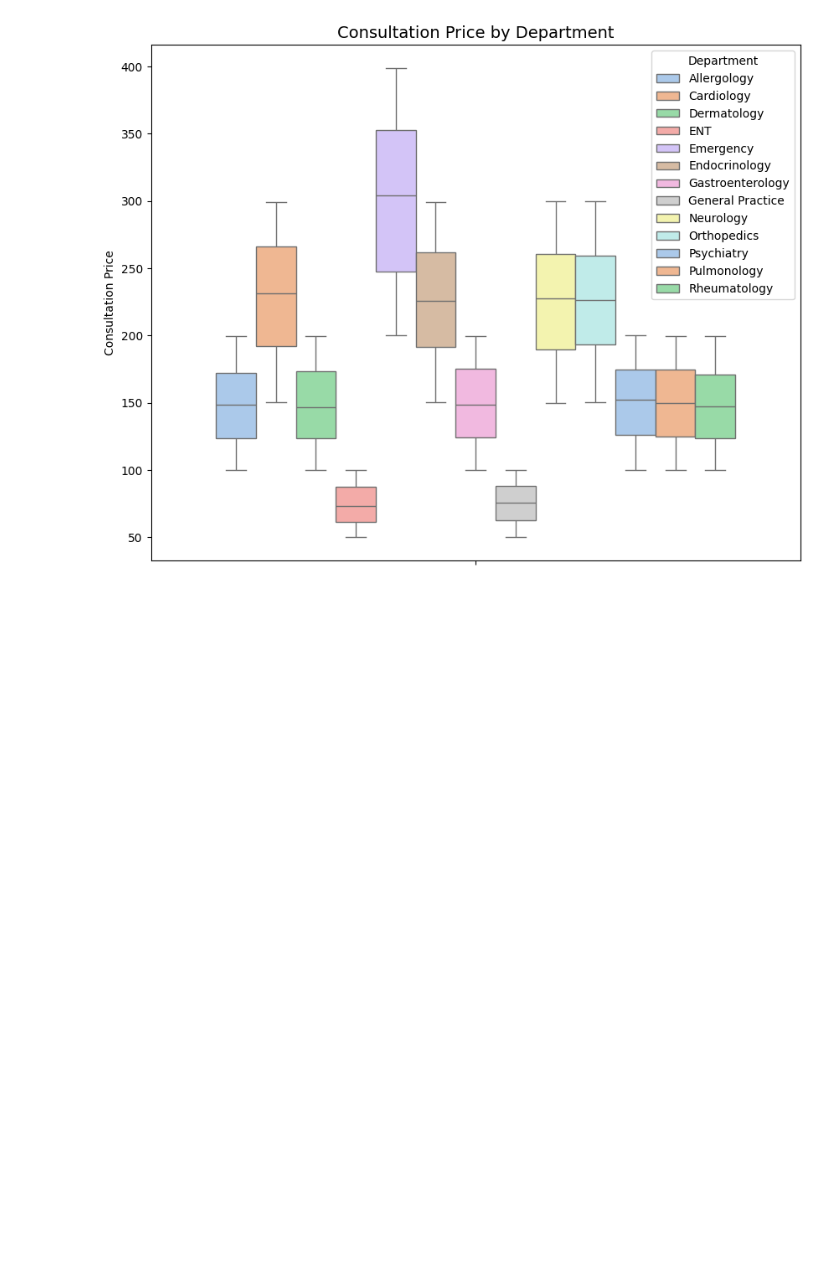
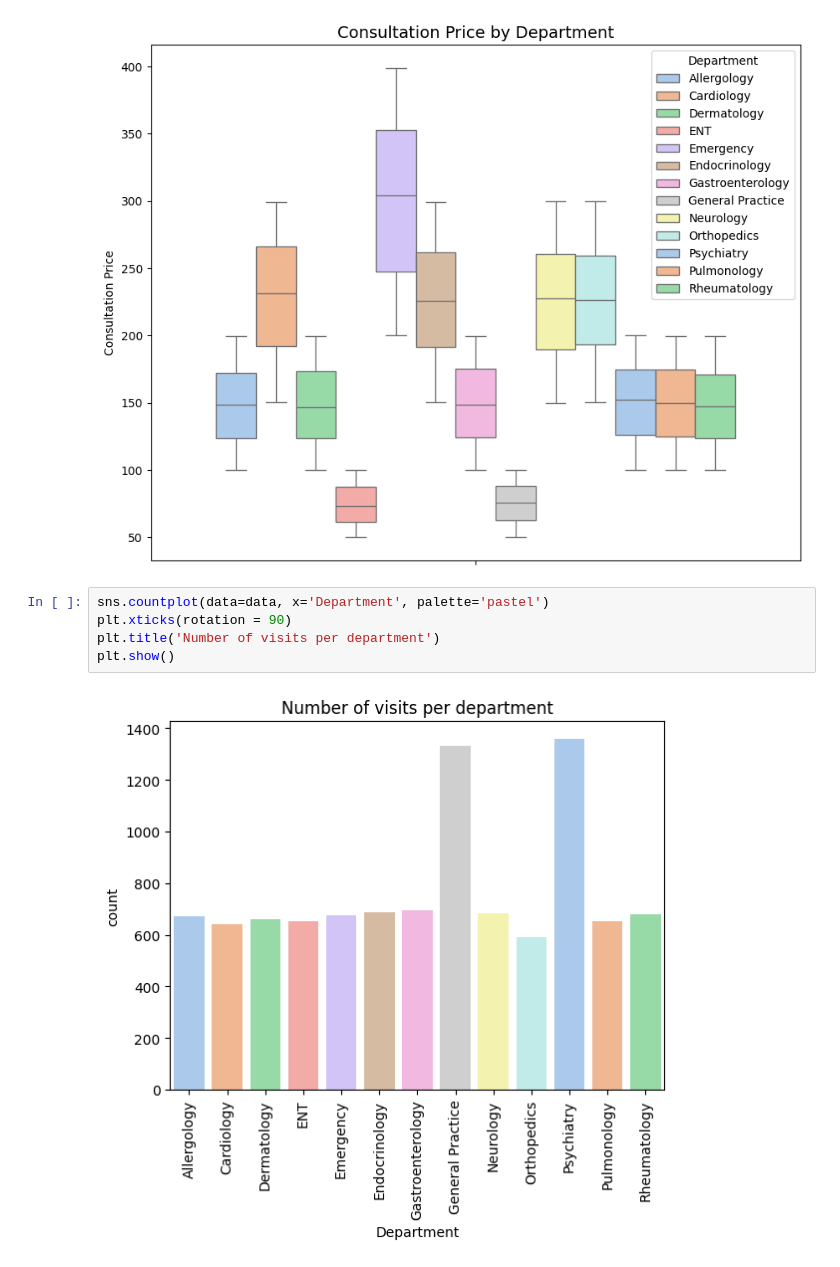
Before and after one commit to amdbsilva/pre-processing, a Jupyter notebook: projeto de datapreprocessing.ipynb, the cells around one changed output. Drawn from its saved outputs; the diff is of its cells as text; blank space fills up the shorter version.

```diff
--- a/projeto de datapreprocessing.ipynb
+++ b/projeto de datapreprocessing.ipynb
@@ -1154,3 +1166,10 @@ ax.set_title("Consultation Price by Department", fontsize=14)
 plt.show()
 # %% [output]
 [figure]
+# %%
+sns.countplot(data=data, x='Department', palette='pastel')
+plt.xticks(rotation = 90)
+plt.title('Number of visits per department')
+plt.show()
+# %% [output]
+[figure, added]
```
Also changed, not shown: parts of 6 cells of this notebook.
